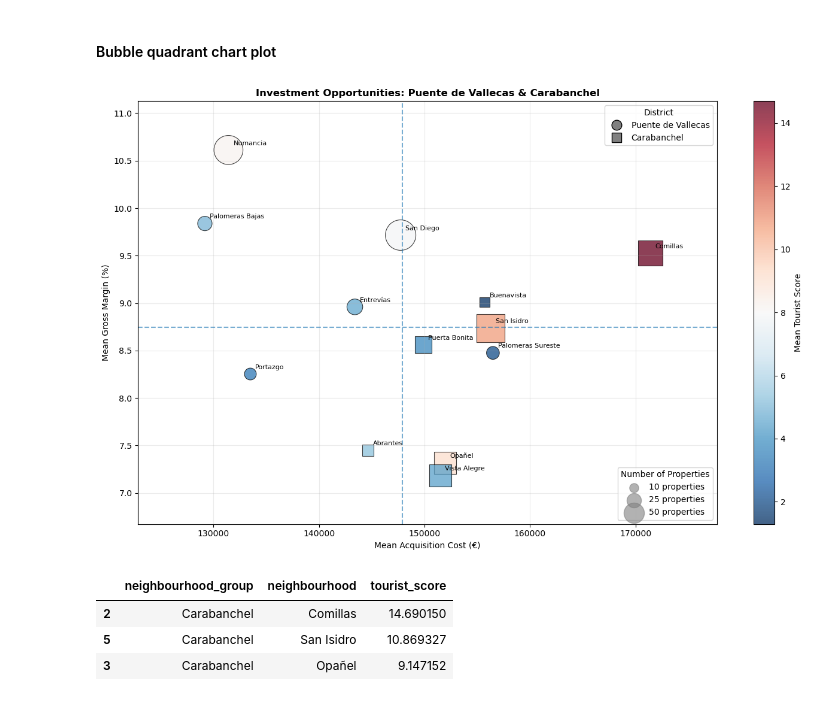
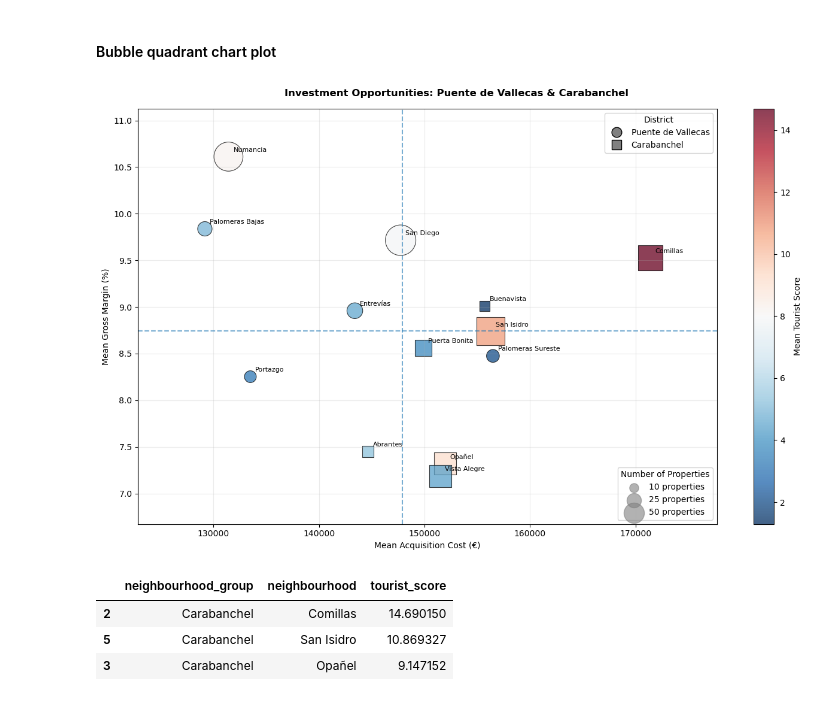
Before and after one commit to jordipsans/madrid-tourist-rental-opportunity-analysis, a Jupyter notebook: notebooks/03_Analisis.ipynb, the cells around one changed output. Drawn from its saved outputs; the diff is of its cells as text; code cells hidden in the pictures.

```diff
--- a/notebooks/03_Analisis.ipynb
+++ b/notebooks/03_Analisis.ipynb
@@ -519,7 +519,7 @@ districts_by_gross_margin = (
 district_order_gross_margin = districts_by_gross_margin.index.tolist()
 # %%
 # Crear boxplot ordenado por la mediana
-fig, ax = plt.subplots(figsize=(12, 8))
+fig, ax = plt.subplots(figsize=(12, 6))
 
 sns.boxplot(
     data=df,
@@ -537,15 +537,15 @@ for i, district in enumerate(district_order_gross_margin):
 
 ax.set_xlabel('Estimated Occupancy (365 days)', fontsize=8)
 ax.set_ylabel('District', fontsize=8)
-ax.set_title('Occuppancy by District - Ordered by median Gross margin', fontsize=12, fontweight='bold')
+ax.set_title('Occuppancy by District - Ordered by median Gross margin', fontsize=12, fontweight='bold',loc="center", x=0.4,  pad=15)
 ax.grid(axis='x', alpha=0.3)
 ax.set_xlim(left=0)
 
 plt.tight_layout()
 plt.xlim(0, 280)
 plt.savefig(
-    f"{GRAPHICS_PATH}/gross_margin_by_district.png",
-    dpi=300,
+    f"{GRAPHICS_PATH}/occupancy_by_district.png",
+    dpi=100,
     bbox_inches="tight"
 )
 plt.show()
@@ -692,36 +692,36 @@ district_handles = [
 ]
 district_legend = ax.legend(handles=district_handles, title="District", loc="upper right")
 ax.add_artist(district_legend)
 
 
 # Leyenda 2: Cantidad de propiedades
 size_handles = [
     ax.scatter([], [], s=10 * 12, color="gray", alpha=0.6),
     ax.scatter([], [], s=25 * 12, color="gray", alpha=0.6),
     ax.scatter([], [], s=50 * 12, color="gray", alpha=0.6)
 ]
 ax.legend(
     handles=size_handles,
     labels=["10 properties", "25 properties", "50 properties"],
     title="Number of Properties",
     loc="lower right",
 )
 
 #Titulos y labels
 ax.set(xlabel="Mean Acquisition Cost (€)", ylabel="Mean Gross Margin (%)")
-ax.set_title("Investment Opportunities: Puente de Vallecas & Carabanchel", fontsize=12, fontweight="bold")
+ax.set_title("Investment Opportunities: Puente de Vallecas & Carabanchel", fontsize=12, fontweight="bold", x=0.55, loc="center",  pad=15)
 
 ax.grid(alpha=0.25)
 
 plt.tight_layout()
 plt.savefig(
     f"{GRAPHICS_PATH}/neighbourhood_investment_opportunities.png",
-    dpi=300,
+    dpi=100,
     bbox_inches="tight"
 )
 plt.show()
 # %% [output]
-[figure, old version]
+[figure, new version]
 # %%
 #Comprovacion de colores del scatter segun atractivo turistico
 df.loc[df.neighbourhood_group.isin(selected_neighbourhood_group)] \
```
Also changed, not shown: parts of 8 cells of this notebook, 12 other files.
